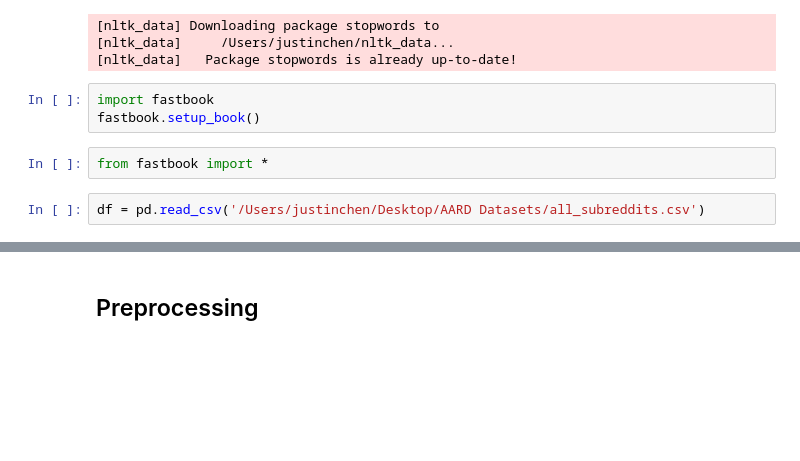
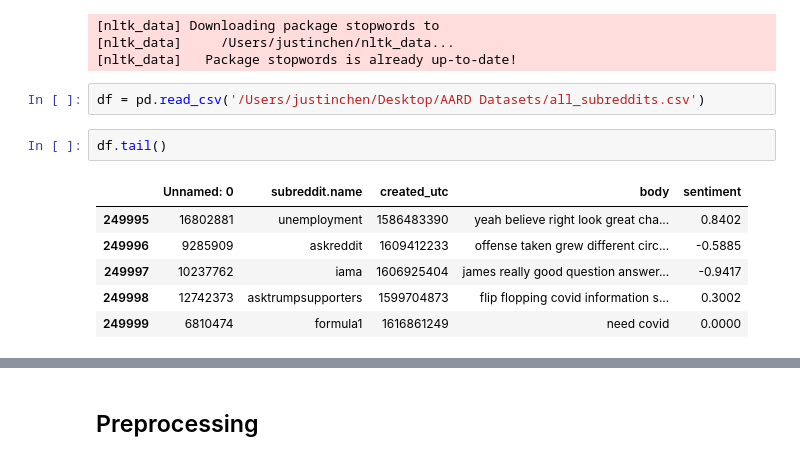
Before and after one commit to j-chen005/COVID19-Mental-Health-Analysis, a Jupyter notebook: Sentiment Over Time Model.ipynb, the cells around one changed output, grey strips where cells are left out. Cells and saved outputs as stored; diff of their text form; blank space fills up the shorter version.

```diff
--- a/Sentiment Over Time Model.ipynb
+++ b/Sentiment Over Time Model.ipynb
@@ -12,10 +12,14 @@ import matplotlib.pyplot as plt
 [nltk_data] Downloading package stopwords to
 [nltk_data]     /Users/justinchen/nltk_data...
 [nltk_data]   Package stopwords is already up-to-date!
-# %%
-import fastbook
-fastbook.setup_book()
-# %%
-from fastbook import *
 # %%
 df = pd.read_csv('/Users/justinchen/Desktop/AARD Datasets/all_subreddits.csv')
+# %%
+df.tail()
+# %% [output]
+|  | Unnamed: 0 | subreddit.name | created_utc | body | sentiment |
+| 249995 | 16802881 | unemployment | 1586483390 | yeah believe right look great cha... | 0.8402 |
+| 249996 | 9285909 | askreddit | 1609412233 | offense taken grew different circ... | -0.5885 |
+| 249997 | 10237762 | iama | 1606925404 | james really good question answer... | -0.9417 |
+| 249998 | 12742373 | asktrumpsupporters | 1599704873 | flip flopping covid information s... | 0.3002 |
+| 249999 | 6810474 | formula1 | 1616861249 | need covid | 0.0000 |
```
Also changed, not shown: parts of 20 cells of this notebook.
